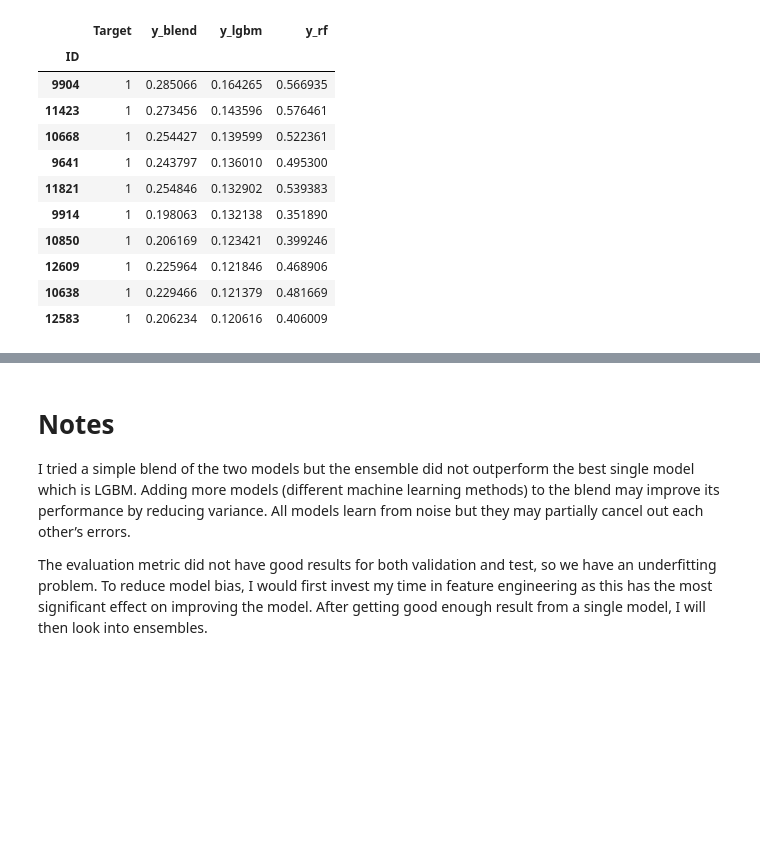
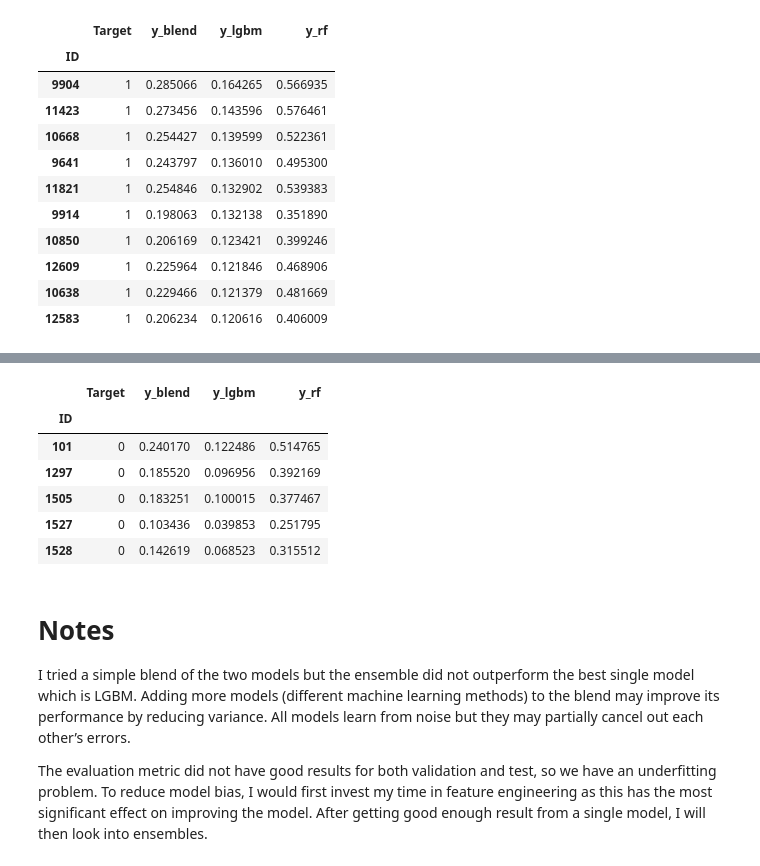
Before and after one commit to seahrh/credit-scoring-exercise, a Jupyter notebook: ex2.ipynb, the cells around one changed output, grey strips where cells are left out. Saved outputs shown, nothing was run; the diff lists cells and outputs as text; code cells hidden in the pictures; blank space fills up the shorter version.

```diff
--- a/ex2.ipynb
+++ b/ex2.ipynb
@@ -369,3 +369,6 @@ res[[TARGET, 'y_blend', 'y_lgbm', 'y_rf']].head(10)
 | 12609 | 1 | 0.225964 | 0.121846 | 0.468906 |
 | 10638 | 1 | 0.229466 | 0.121379 | 0.481669 |
 | 12583 | 1 | 0.206234 | 0.120616 | 0.406009 |
+# %%
+sub = test[[TARGET, 'y_blend', 'y_lgbm', 'y_rf']]
+sub.info()
@@ -371,0 +387,10 @@ res[[TARGET, 'y_blend', 'y_lgbm', 'y_rf']].head(10)
+# %%
+sub.head()
+# %% [output]
+|  | Target | y_blend | y_lgbm | y_rf |
+| ID |  |  |  |  |
+| 101 | 0 | 0.240170 | 0.122486 | 0.514765 |
+| 1297 | 0 | 0.185520 | 0.096956 | 0.392169 |
+| 1505 | 0 | 0.183251 | 0.100015 | 0.377467 |
+| 1527 | 0 | 0.103436 | 0.039853 | 0.251795 |
+| 1528 | 0 | 0.142619 | 0.068523 | 0.315512 |
```
Also changed, not shown: parts of 7 cells of this notebook.
